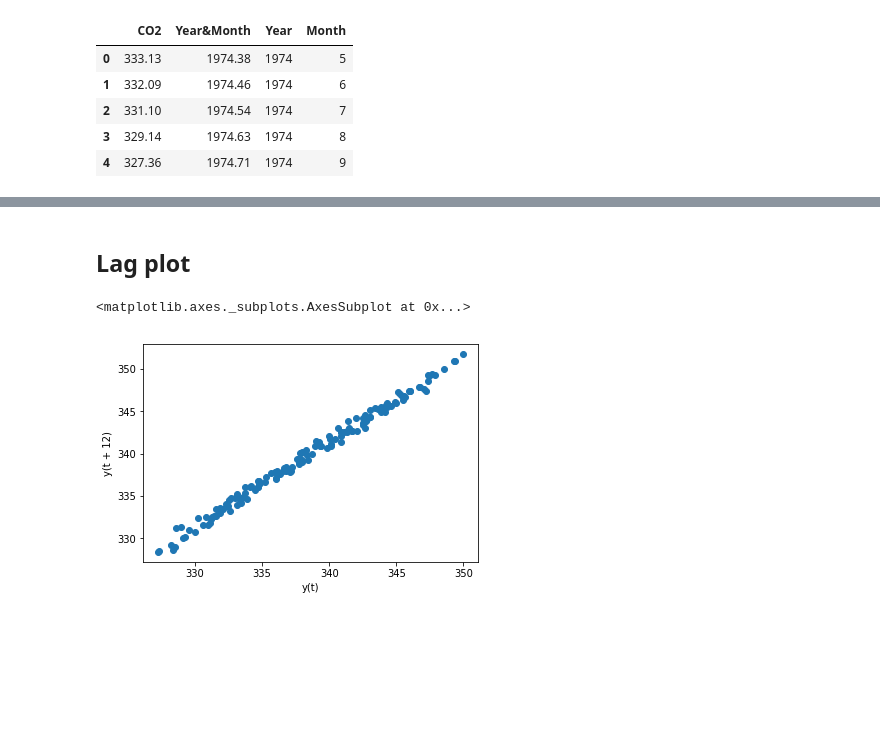
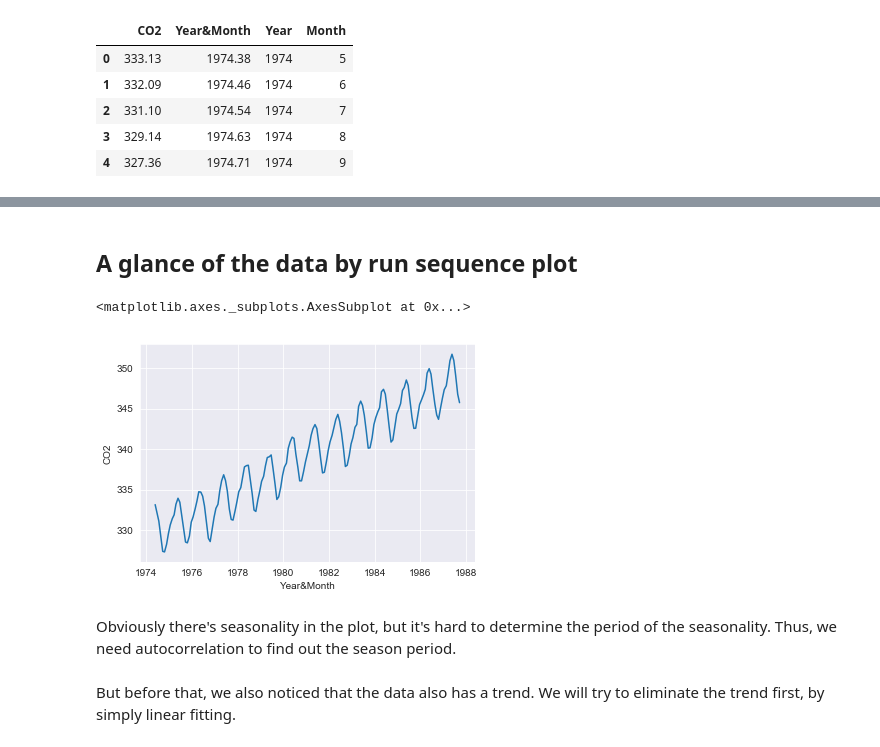
Before and after one commit to YuZhangIsCoding/improvised, a Jupyter notebook: AutoCorrelation/AutoCorrelation.ipynb, the cells around one changed output, grey strips where cells are left out. Saved outputs shown, nothing was run; the diff lists cells and outputs as text; code cells hidden in the pictures; blank space fills up the shorter version.

Commit message:
python implementations of autocorrelation

```diff
--- a/AutoCorrelation/AutoCorrelation.ipynb
+++ b/AutoCorrelation/AutoCorrelation.ipynb
@@ -46,2 +52,0 @@ autocorrelation_plot(df['CO2'])
-# %% [markdown]
-## Lag plot
@@ -50,5 +53,11 @@ from pandas.plotting import lag_plot
-# %%
-lag_plot(df['CO2'], lag = 12)
-# %% [output]
-<matplotlib.axes._subplots.AxesSubplot at 0x...>
-[figure, removed]
+# %% [markdown]
+## A glance of the data by run sequence plot
+# %%
+sns.lineplot(x='Year&Month', y='CO2', data=df)
+# %% [output]
+<matplotlib.axes._subplots.AxesSubplot at 0x...>
+[figure, added]
+# %% [markdown]
+Obviously there's seasonality in the plot, but it's hard to determine the period of the seasonality. Thus, we need autocorrelation to find out the season period.
+# %% [markdown]
+But before that, we also noticed that the data also has a trend. We will  try to eliminate the trend first, by simply linear fitting.
```
Also changed, not shown: parts of 108 cells of this notebook.
